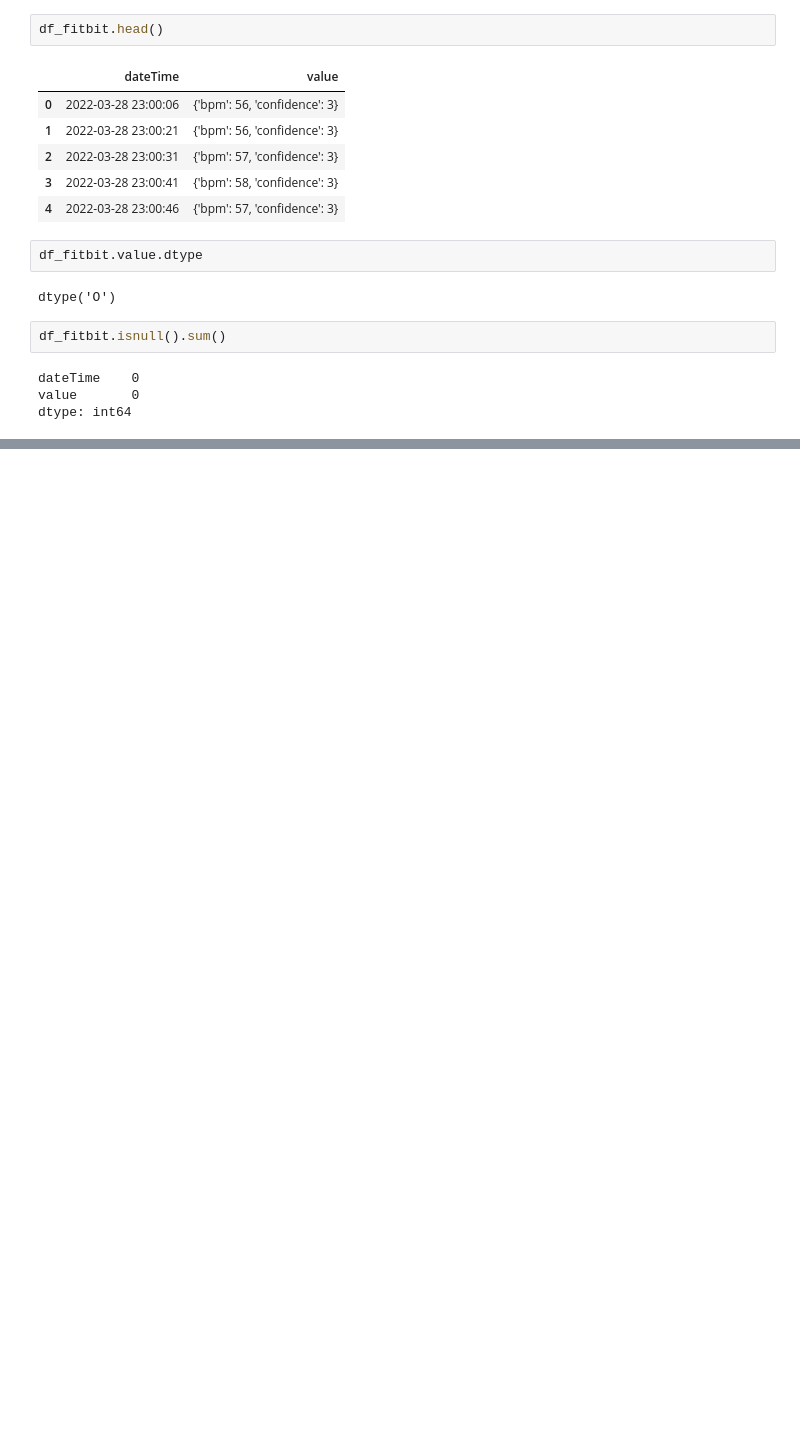
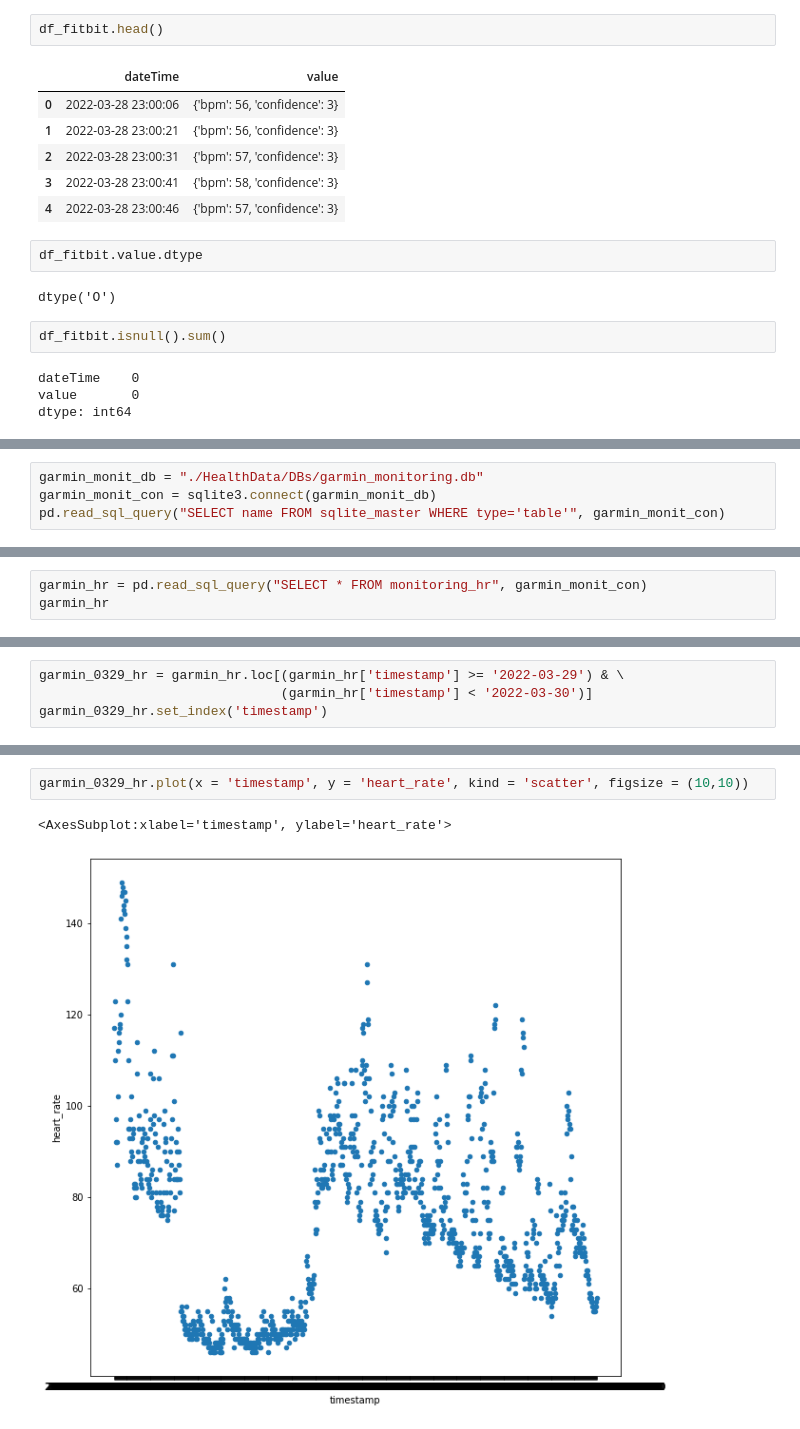
Before and after one commit to ShiYang1101/ML, a Jupyter notebook: Fitness/HR.ipynb, the cells around one changed output, grey strips where cells are left out. Saved outputs shown, nothing was run; the diff lists cells and outputs as text; blank space fills up the shorter version.

```diff
--- a/Fitness/HR.ipynb
+++ b/Fitness/HR.ipynb
@@ -49,0 +95,4 @@ object
+# %%
+garmin_monit_db = "./HealthData/DBs/garmin_monitoring.db"
+garmin_monit_con = sqlite3.connect(garmin_monit_db)
+pd.read_sql_query("SELECT name FROM sqlite_master WHERE type='table'", garmin_monit_con)
@@ -49,0 +126,3 @@ object
+# %%
+garmin_hr = pd.read_sql_query("SELECT * FROM monitoring_hr", garmin_monit_con)
+garmin_hr
@@ -49,0 +143,4 @@ object
+# %%
+garmin_0329_hr = garmin_hr.loc[(garmin_hr['timestamp'] >= '2022-03-29') & \
+                               (garmin_hr['timestamp'] < '2022-03-30')]
+garmin_0329_hr.set_index('timestamp')
@@ -49,0 +162,5 @@ object
+# %%
+garmin_0329_hr.plot(x = 'timestamp', y = 'heart_rate', kind = 'scatter', figsize = (10,10))
+# %% [output]
+<AxesSubplot:xlabel='timestamp', ylabel='heart_rate'>
+[figure, added]
```
Also changed, not shown: parts of 11 cells of this notebook.
